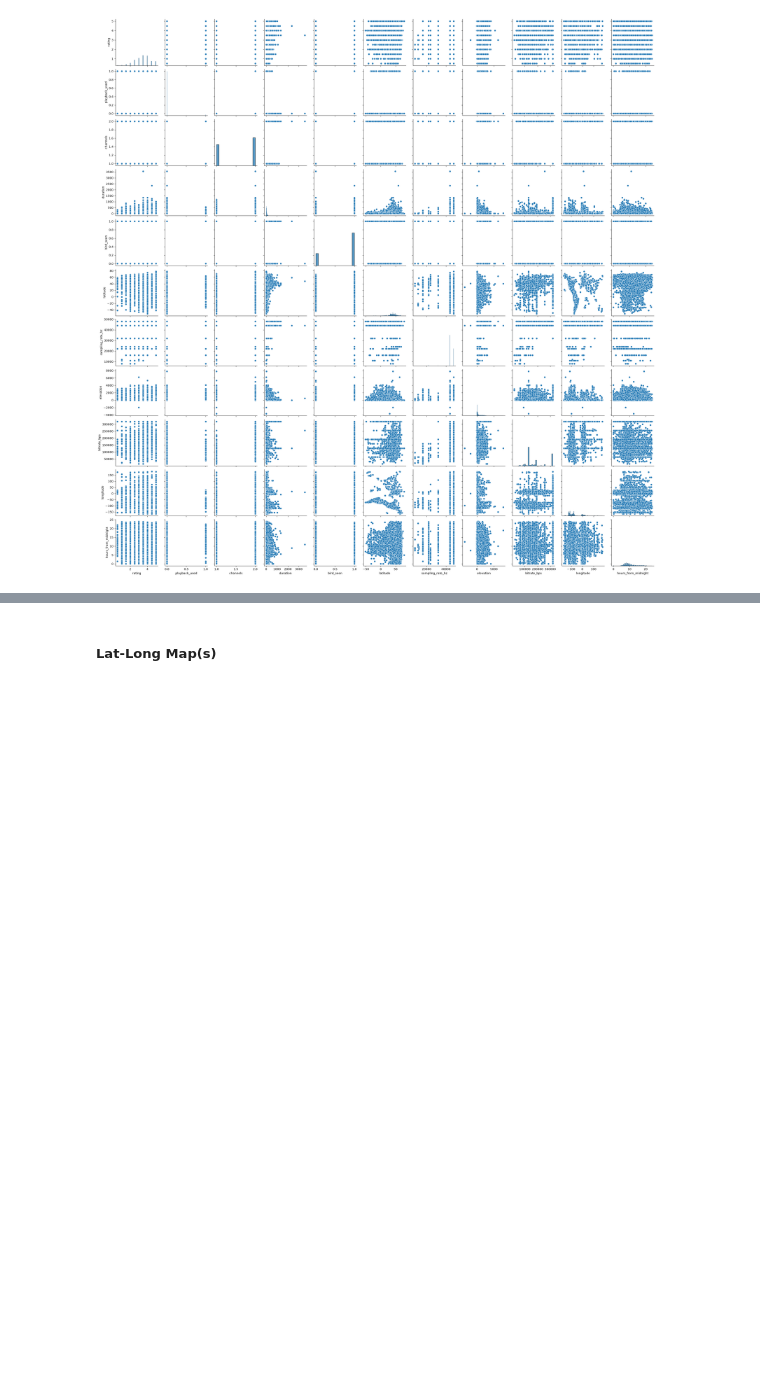
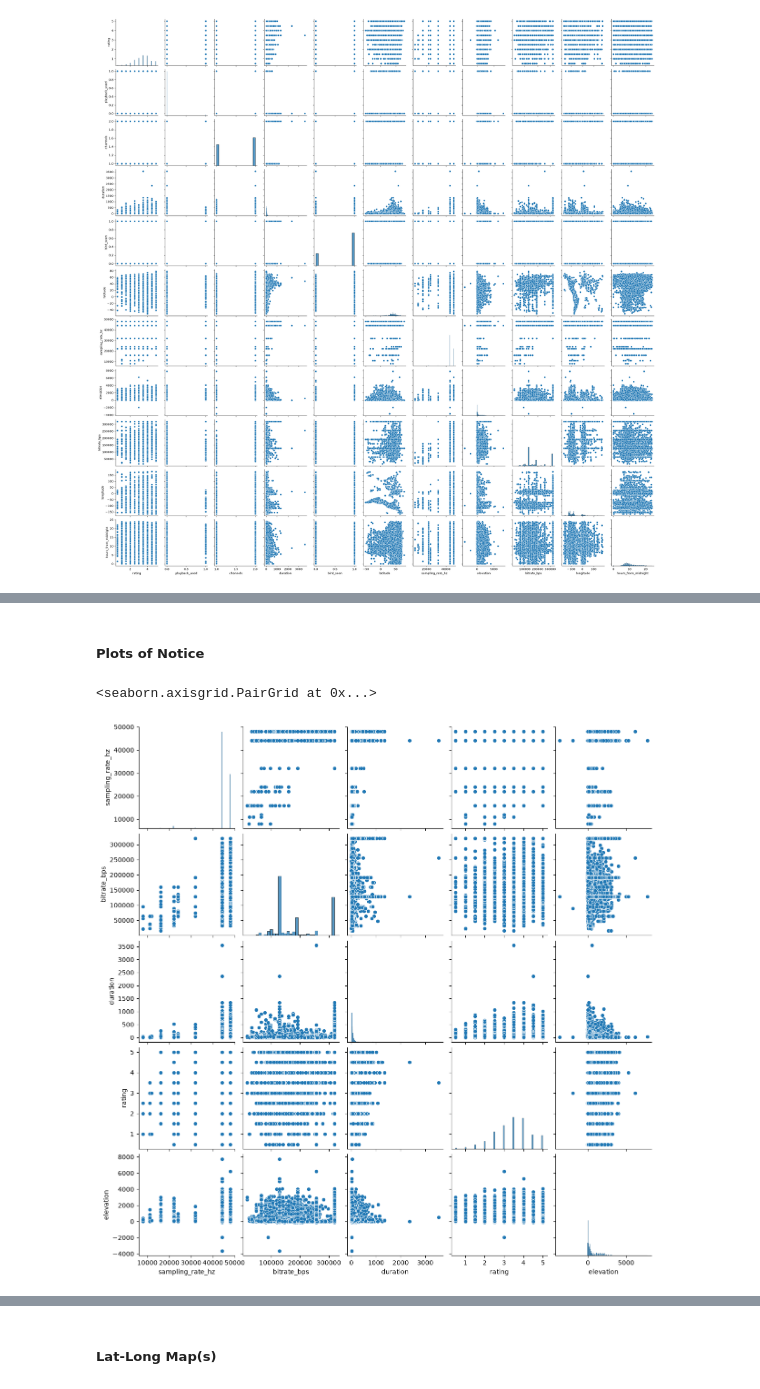
Before and after one commit to Jhe56/Ai-vian, a Jupyter notebook: Update_2/dataset_analysis.ipynb, the cells around one changed output, grey strips where cells are left out. Cells and saved outputs as stored; diff of their text form; code cells hidden in the pictures; blank space fills up the shorter version.

Commit message:
finally found graphs to help me talk about correlations of notice

```diff
--- a/Update_2/dataset_analysis.ipynb
+++ b/Update_2/dataset_analysis.ipynb
@@ -588,0 +573,7 @@ pd.crosstab(drop_df["bird_seen"], drop_df["playback_used"], margins=True)
+# %% [markdown]
+##### Plots of Notice
+# %%
+sns.pairplot(data = drop_df, x_vars=['sampling_rate_hz','bitrate_bps','duration', 'rating', 'elevation'], y_vars=['sampling_rate_hz','bitrate_bps','duration', 'rating', 'elevation'])
+# %% [output]
+<seaborn.axisgrid.PairGrid at 0x...>
+[figure, added]
```
Also changed, not shown: parts of 18 cells of this notebook.
